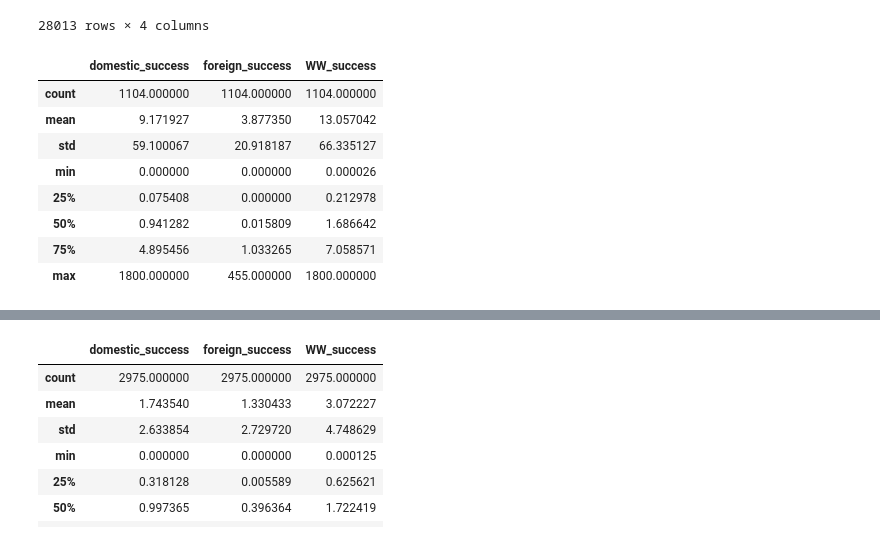
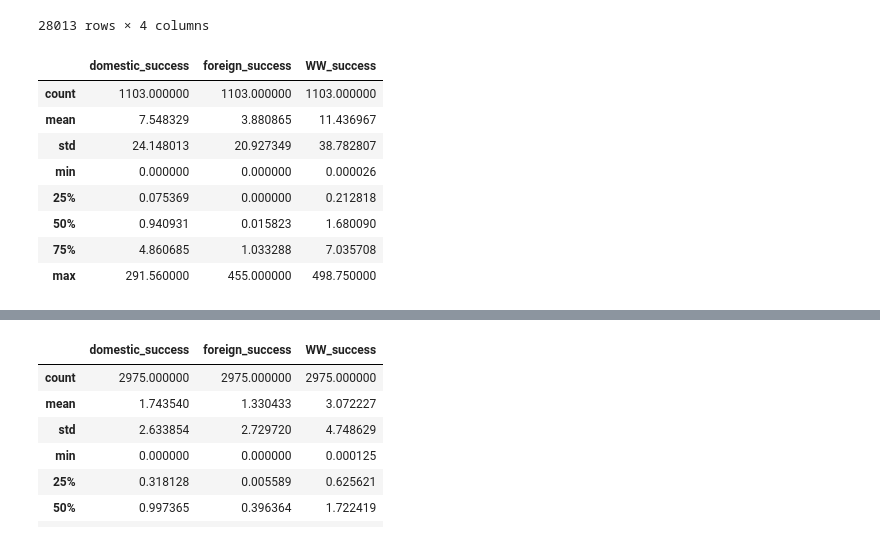
Before and after one commit to sunnywithcurlyhair/DS_Project_2, a Jupyter notebook: Budget_Analysis.ipynb, the cells around one changed output, grey strips where cells are left out. Drawn from its saved outputs; the diff is of its cells as text; code cells hidden in the pictures.

```diff
--- a/Budget_Analysis.ipynb
+++ b/Budget_Analysis.ipynb
@@ -125,12 +183,14 @@ high_budget_ratings = imdb_ratings_money[imdb_ratings_money['production_budget']
+# %%
+low_budget_no_outlier = low_budget[low_budget['WW_success'] < 1400]
 # %%
-low_budget.describe().iloc[:,-3:]
+low_budget_no_outlier.describe().iloc[:,-3:]
 # %% [output]
 |  | domestic_success | foreign_success | WW_success |
-| count | 1104.000000 | 1104.000000 | 1104.000000 |
-| mean | 9.171927 | 3.877350 | 13.057042 |
-| std | 59.100067 | 20.918187 | 66.335127 |
+| count | 1103.000000 | 1103.000000 | 1103.000000 |
+| mean | 7.548329 | 3.880865 | 11.436967 |
+| std | 24.148013 | 20.927349 | 38.782807 |
 | min | 0.000000 | 0.000000 | 0.000026 |
-| 25% | 0.075408 | 0.000000 | 0.212978 |
-| 50% | 0.941282 | 0.015809 | 1.686642 |
-| 75% | 4.895456 | 1.033265 | 7.058571 |
-| max | 1800.000000 | 455.000000 | 1800.000000 |
+| 25% | 0.075369 | 0.000000 | 0.212818 |
+| 50% | 0.940931 | 0.015823 | 1.680090 |
+| 75% | 4.860685 | 1.033288 | 7.035708 |
+| max | 291.560000 | 455.000000 | 498.750000 |
```
Also changed, not shown: parts of 30 cells of this notebook, 3 other files.
